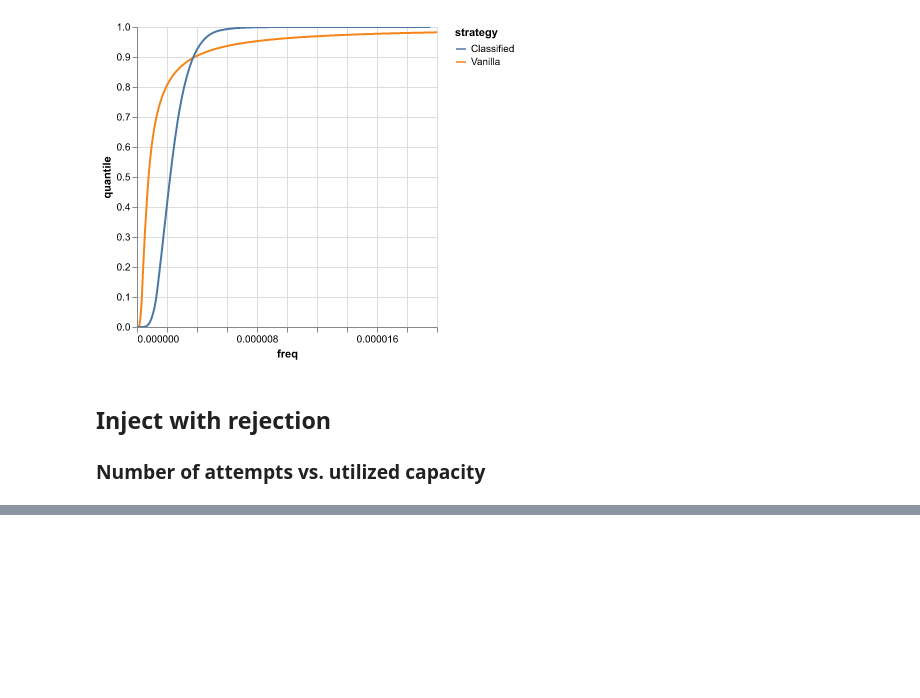
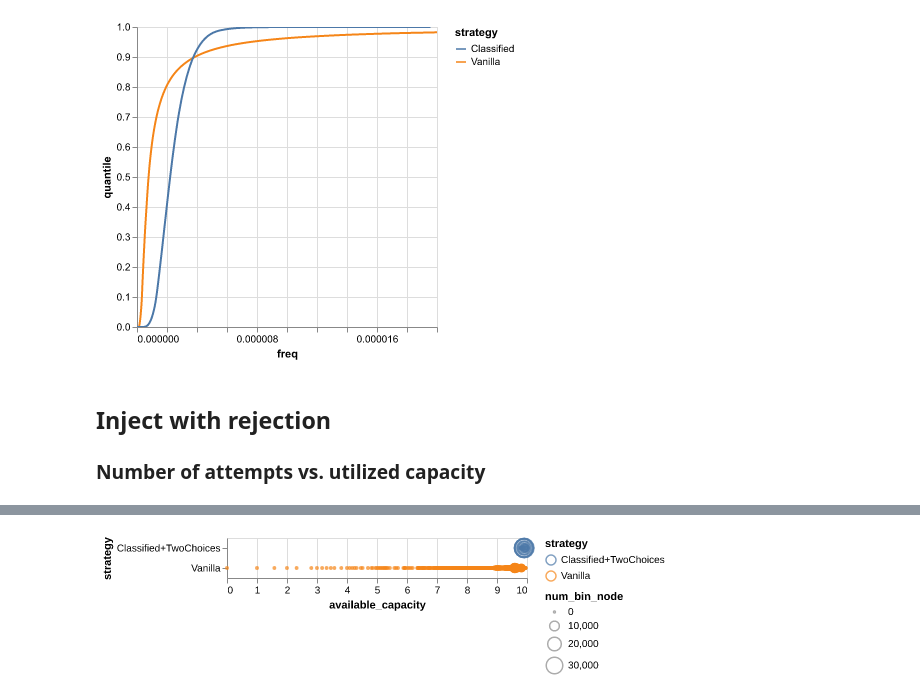
Before and after one commit to sgdxbc/storage-simulation-data, a Jupyter notebook: graphs.ipynb, the cells around one changed output, grey strips where cells are left out. Cells and saved outputs as stored; diff of their text form; code cells hidden in the pictures; blank space fills up the shorter version.

```diff
--- a/graphs.ipynb
+++ b/graphs.ipynb
@@ -255,0 +297,7 @@ chart.save("graphs/ingest-reject.pdf")
+# %%
+df = (
+    pl.read_csv("ingest-capacity/*-evict.csv")
+    .group_by(pl.col("strategy"), pl.col("capacity"), pl.col("available_capacity"))
+    .agg(pl.col("num_bin_node").sum())
+)
+df
@@ -255,0 +319,9 @@ chart.save("graphs/ingest-reject.pdf")
+# %%
+ac_freq = df.filter(pl.col("capacity") == 10).group_by("strategy", "available_capacity").agg(
+    pl.col("num_bin_node").sum()
+)
+alt.Chart(ac_freq).encode(
+    alt.X("available_capacity"), alt.Color("strategy"), alt.Y("strategy"), alt.Size("num_bin_node")
+).mark_point()
+# %% [output]
+[figure, added]
```
Also changed, not shown: parts of 10 cells of this notebook, 6 other files.
